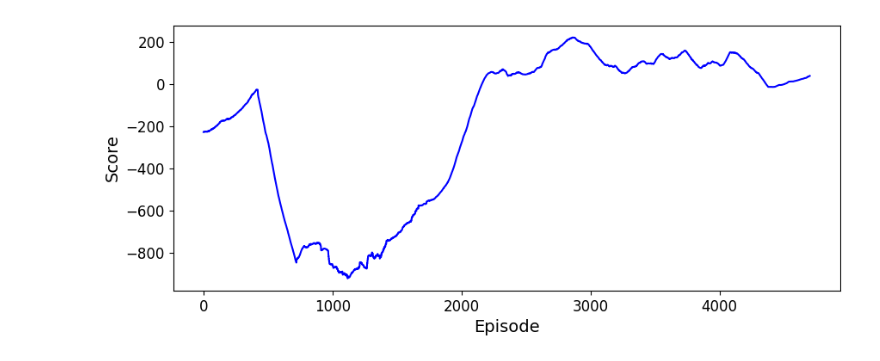
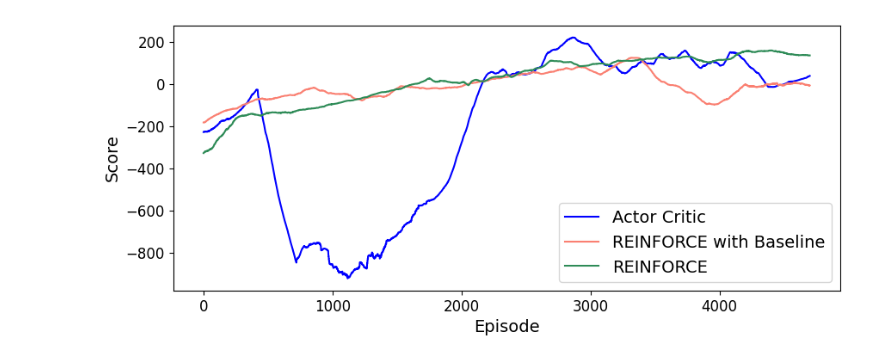
Before and after one commit to NikYian/Policy-Gradient-Methods, a Jupyter notebook: Lunar_Lander_Continuous/plots.ipynb, the cells around one changed output. Drawn from its saved outputs; the diff is of its cells as text; code cells hidden in the pictures.

```diff
--- a/Lunar_Lander_Continuous/plots.ipynb
+++ b/Lunar_Lander_Continuous/plots.ipynb
@@ -6,26 +6,26 @@ N = 300
 
 RF_scores = np.load('REINFORCE/REINFORCE_scores.npy')
 RF_ra = np.convolve(RF_scores, np.ones(N)/N, mode='valid')
-# RF_bs_scores = np.load('REINFORCE_Baseline/REINFORCE_bl_scores.npy')
-# RF_bs_ra = np.convolve(RF_bs_scores, np.ones(N)/N, mode='valid')
+RF_bs_scores = np.load('REINFORCE_Baseline/RF_bsl_scores.npy')
+RF_bs_ra = np.convolve(RF_bs_scores, np.ones(N)/N, mode='valid')
 AC_scores = np.load('Actor_Critic/ACTOR_CRITIC_scores.npy')
 AC_ra = np.convolve(AC_scores, np.ones(N)/N, mode='valid')
 # %%
 fig, ax = plt.subplots(figsize = (10,4))
 # plt.plot(RF_scores, alpha=0.2, color = 'seagreen')
 # plt.plot(RF_bs_scores, alpha=0.2, color= 'salmon')
 # plt.plot(AC_scores, alpha=0.2, color= 'blue')
-ax.plot(AC_ra, color= 'blue')
-# ax.plot(RF_bs_ra, label = 'REINFORCE with Baseline', color= 'salmon')
-# ax.plot(RF_ra, label = 'REINFORCE', color = 'seagreen')
+ax.plot(AC_ra, label = 'Actor Critic', color= 'blue')
+ax.plot(RF_bs_ra, label = 'REINFORCE with Baseline', color= 'salmon')
+ax.plot(RF_ra, label = 'REINFORCE', color = 'seagreen')
 
 
 plt.xticks(fontsize=12)
 plt.yticks(fontsize=12)
 # plt.title('Policy Collapse',fontsize=14)
-# ax.legend(fontsize=14)
+ax.legend(fontsize=14)
 ax.set_xlabel('Episode', fontsize=14)
 ax.set_ylabel('Score', fontsize=14)
 plt.show()
 # %% [output]
-[figure, old version]
+[figure, new version]
```
Also changed, not shown: 7 other files.
